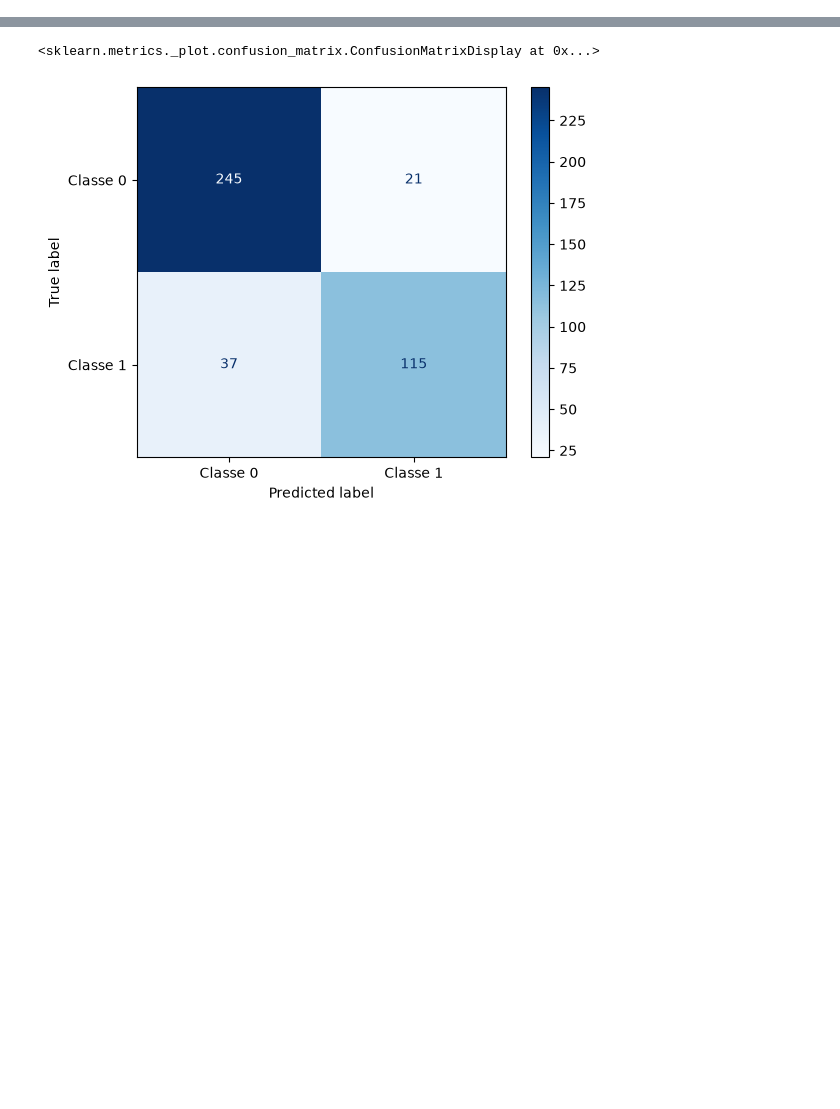
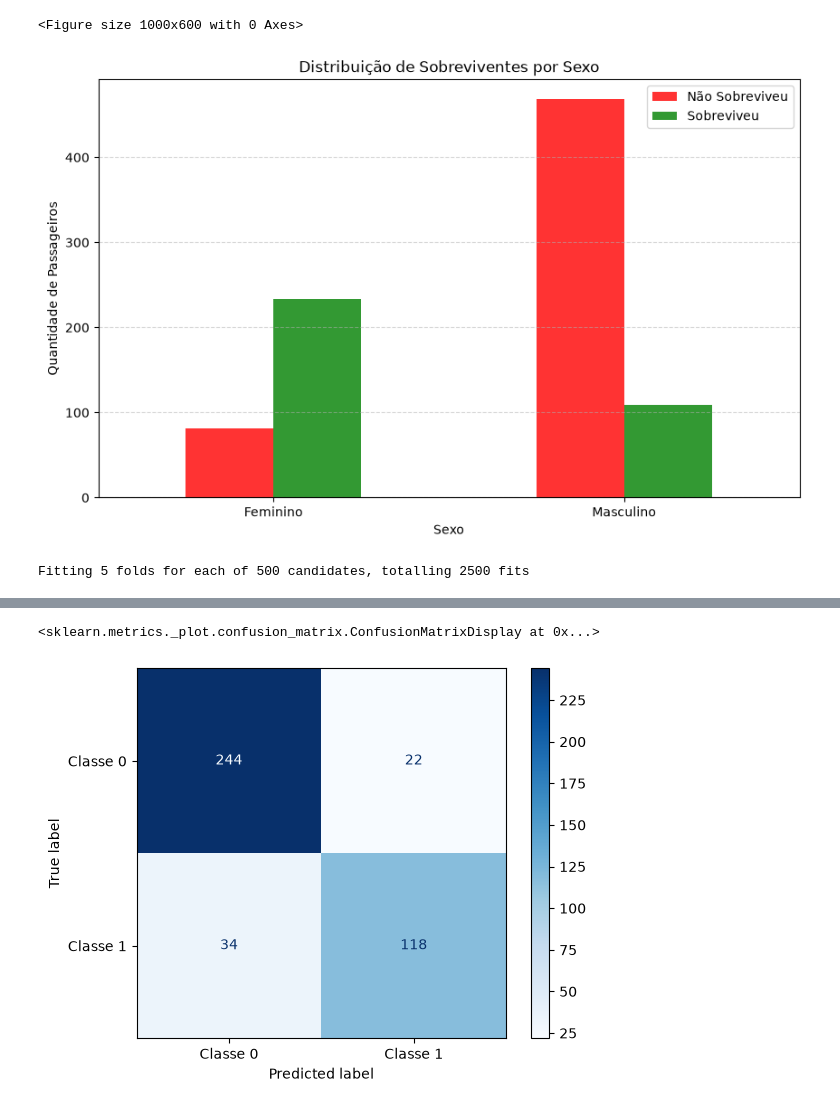
Before and after one commit to alguiguilo098/Titanic-Challenge, a Jupyter notebook: main.ipynb, the cells around one changed output, grey strips where cells are left out. Saved outputs shown, nothing was run; the diff lists cells and outputs as text; code cells hidden in the pictures; blank space fills up the shorter version.

```diff
--- a/main.ipynb
+++ b/main.ipynb
@@ -32,0 +29,32 @@ df_treino
+# %%
+# Contagem de sobreviventes por sexo
+dados = (
+    df_treino
+    .groupby(['Sex', 'Survived'])
+    .size()
+    .unstack(fill_value=0)
+)
+
+# Renomeando para ficar mais legível
+dados.columns = ['Não Sobreviveu', 'Sobreviveu']
+dados.index = ['Feminino', 'Masculino']
+
+plt.figure(figsize=(10, 6))
+dados.plot(
+    kind='bar',
+    figsize=(10, 6),
+    color=['red', 'green'],
+    alpha=0.8
+)
+
+plt.title('Distribuição de Sobreviventes por Sexo')
+plt.xlabel('Sexo')
+plt.ylabel('Quantidade de Passageiros')
+plt.xticks(rotation=0)
+plt.legend(title='')
+plt.grid(axis='y', linestyle='--', alpha=0.5)
+
+plt.show()
+# %% [output]
+<Figure size 1000x600 with 0 Axes>
+[figure, added]
@@ -42,11 +72,13 @@ MODEL =GridSearchCV(RandomForestClassifier(), param_grid={
 # %%
 
-model = MODEL.fit(df_treino[['Pclass', 'Sex', 'Age', 'SibSp', 'Parch', 'Fare']], df_treino['Survived'])
+model = model.fit(df_treino[['Pclass', 'Sex', 'Age', 'SibSp', 'Parch', 'Fare']], df_treino['Survived'])
 
 
 y_pred = model.predict(df_teste[['Pclass', 'Sex', 'Age', 'SibSp', 'Parch', 'Fare']])
 
 y_true = y['Survived']
+# %% [output]
+Fitting 5 folds for each of 500 candidates, totalling 2500 fits
 # %%
 print(classification_report(y_true, y_pred))
 # %% [output]
```
Also changed, not shown: parts of 8 cells of this notebook, 1 other file.
